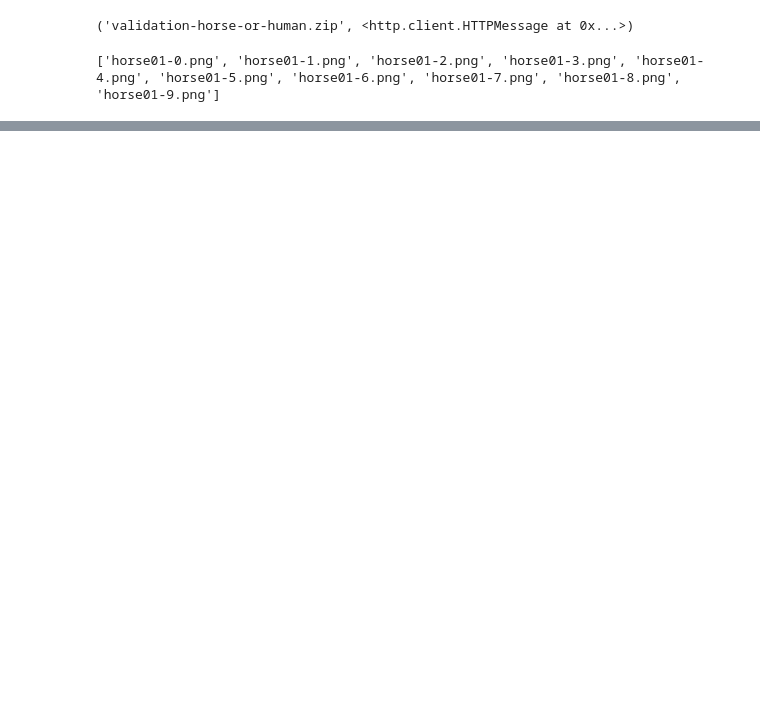
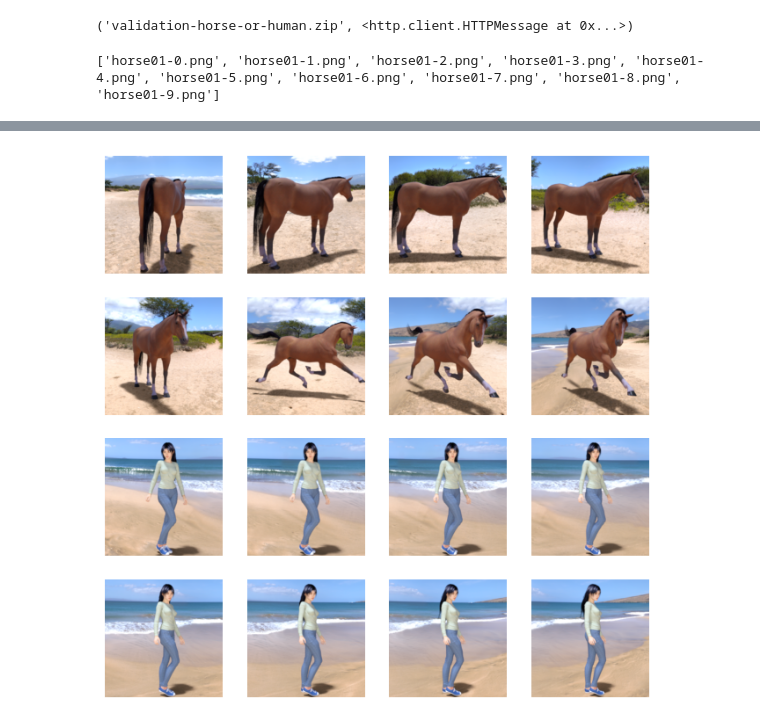
Before and after one commit to JiEung2/gcp_lab_06, a Jupyter notebook: 02_CNN_Keras/08_horse-or-human.ipynb, the cells around one changed output, grey strips where cells are left out. Saved outputs shown, nothing was run; the diff lists cells and outputs as text; code cells hidden in the pictures; blank space fills up the shorter version.

```diff
--- a/02_CNN_Keras/08_horse-or-human.ipynb
+++ b/02_CNN_Keras/08_horse-or-human.ipynb
@@ -91,0 +72,36 @@ horse50-8.png   horse50-9.png
+# %%
+# 데이터 시각화
+import matplotlib.pyplot as plt
+import matplotlib.image as mpimg
+
+# Parameters for our graph; we'll output images in a 4x4 configuration
+nrows = 4
+ncols = 4
+
+# Index for iterating over images
+pic_index = 15  # 시작 인덱스
+
+# Set up matplotlib fig, and size it to fit 4x4 pics
+fig = plt.gcf()
+fig.set_size_inches(ncols*2, nrows*2)
+
+pic_index += 8
+next_horse_pix = [os.path.join(train_horse_dir, fname)
+                for fname in train_horse_names[pic_index-8:pic_index]]
+next_human_pix = [os.path.join(train_human_dir, fname)
+                for fname in train_human_names[pic_index-8:pic_index]]
+
+# print(next_horse_pix)
+# print(next_human_pix)
+
+for i, img_path in enumerate(next_horse_pix+next_human_pix):  # 16회 반복
+    # Set up subplot; subplot indices start at 1
+    sp = plt.subplot(nrows, ncols, i + 1)
+    sp.axis('Off') # Don't show axes (or gridlines)
+
+    img = mpimg.imread(img_path)
+    plt.imshow(img)
+
+plt.show()
+# %% [output]
+[figure, added]
```
Also changed, not shown: parts of 15 cells of this notebook.
